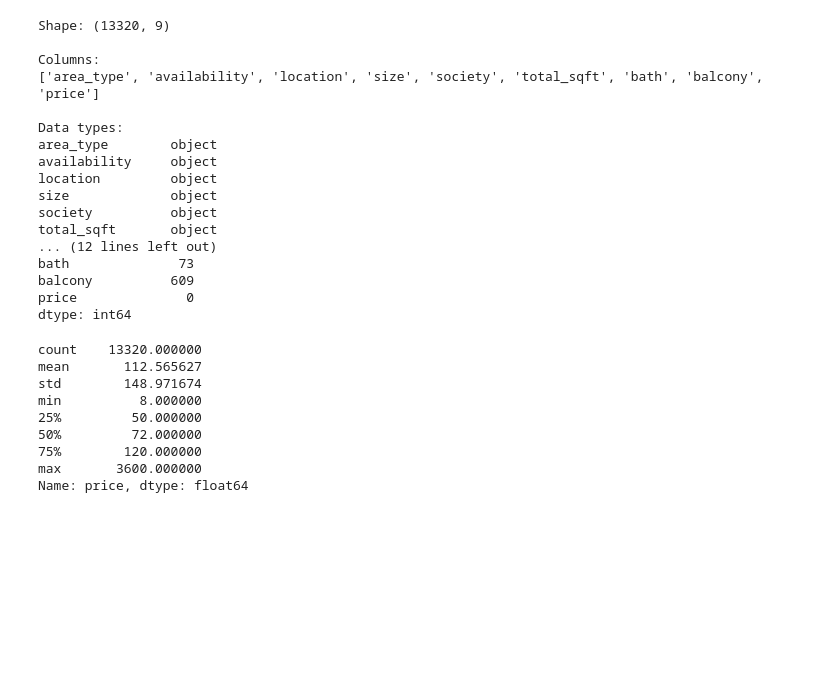
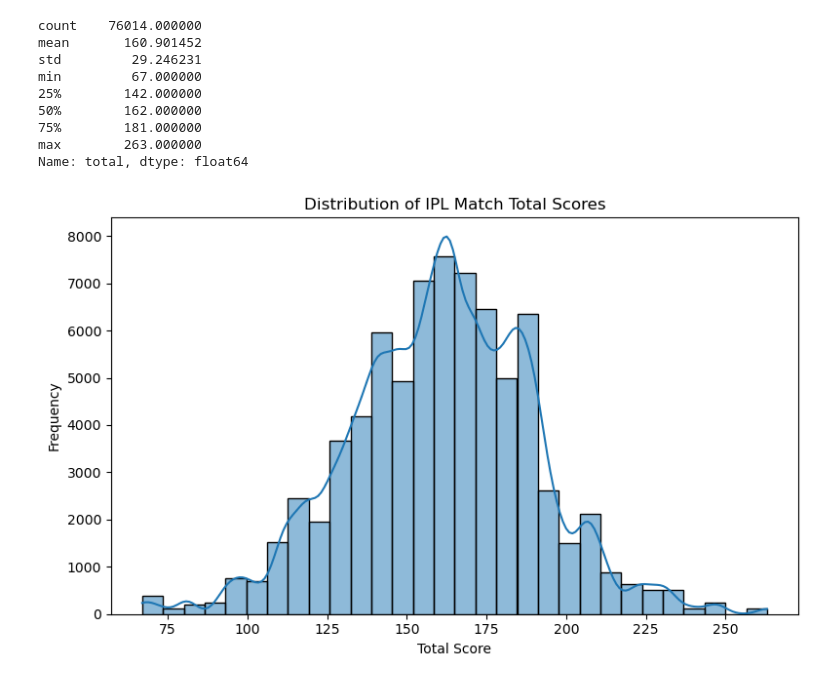
Before and after one commit to Vaishnavi090807/ML-Capstone-Project, a Jupyter notebook: notebooks/classification.ipynb, the cells around one changed output. Cells and saved outputs as stored; diff of their text form; code cells hidden in the pictures; blank space fills up the shorter version.

Commit message:
Complete classification Part A with IPL dataset

```diff
--- a/notebooks/classification.ipynb
+++ b/notebooks/classification.ipynb
@@ -7,3 +7,8 @@ import seaborn as sns
 from sklearn.model_selection import train_test_split
 from sklearn.preprocessing import LabelEncoder, StandardScaler
 from sklearn.metrics import accuracy_score, f1_score, confusion_matrix
+
+df = pd.read_csv('../data/ipl.csv')
+
+print("Dataset shape:", df.shape)
+df.head()
@@ -10,6 +23,12 @@ from sklearn.metrics import accuracy_score, f1_score, confusion_matrix
 # %%
-df = pd.read_csv('../data/Bengaluru_House_Data.csv')
+print("Shape:", df.shape)
 
-print("Dataset shape:", df.shape)
-df.head()
+print("\nColumns:")
+print(df.columns.tolist())
+
+print("\nData types:")
+print(df.dtypes)
+
+print("\nMissing values:")
+print(df.isnull().sum())
 # %% [output]
@@ -23,41 +52,24 @@ Dataset shape: (13320, 9)
 # %%
-print("Shape:", df.shape)
-print("\nColumns:")
-print(df.columns.tolist())
-
-print("\nData types:")
-print(df.dtypes)
-
-print("\nMissing values:")
-print(df.isnull().sum())
+print(df['total'].describe())
 # %% [output]
-Shape: (13320, 9)
-
-Columns:
-['area_type', 'availability', 'location', 'size', 'society', 'total_sqft', 'bath', 'balcony', 'price']
-
-Data types:
-area_type        object
-availability     object
-location         object
-size             object
-society          object
-total_sqft       object
-... (12 lines left out)
-bath              73
-balcony          609
-price              0
-dtype: int64
+count    76014.000000
+mean       160.901452
+std         29.246231
+min         67.000000
+25%        142.000000
+50%        162.000000
+75%        181.000000
+max        263.000000
+Name: total, dtype: float64
 # %%
-print(df['price'].describe())
+plt.figure(figsize=(8, 5))
+sns.histplot(df['total'], bins=30, kde=True)
+
+plt.title('Distribution of IPL Match Total Scores')
+plt.xlabel('Total Score')
+plt.ylabel('Frequency')
+plt.tight_layout()
+plt.show()
 # %% [output]
-count    13320.000000
-mean       112.565627
-std        148.971674
-min          8.000000
-25%         50.000000
-50%         72.000000
-75%        120.000000
-max       3600.000000
-Name: price, dtype: float64
+[figure, added]
 # %%
```
Also changed, not shown: parts of 23 cells of this notebook, 2 other files.
